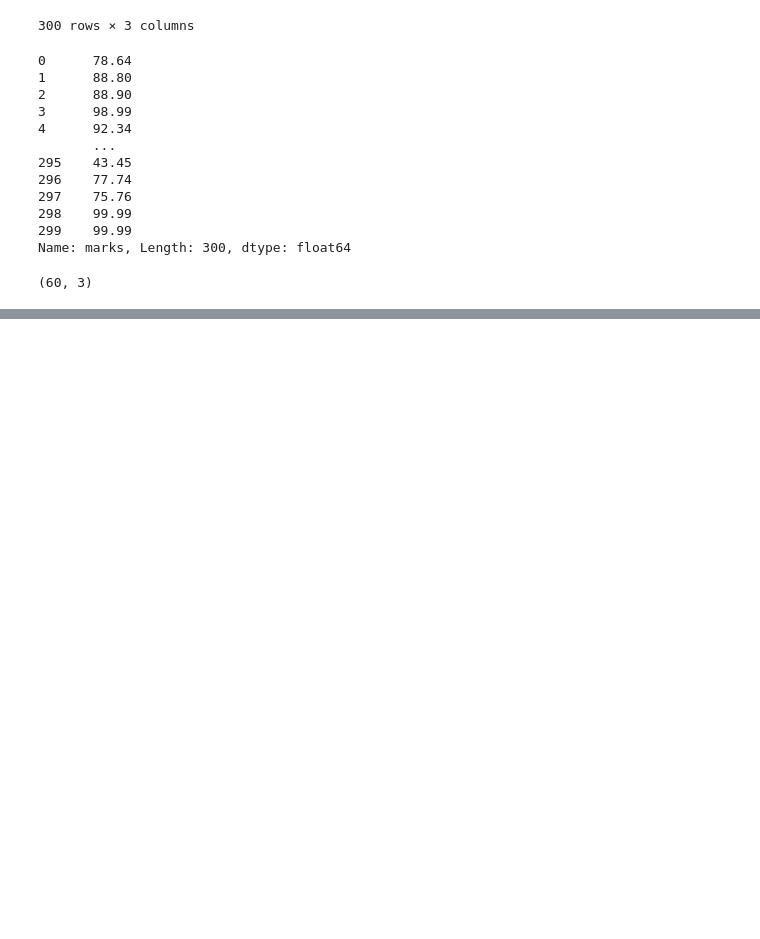
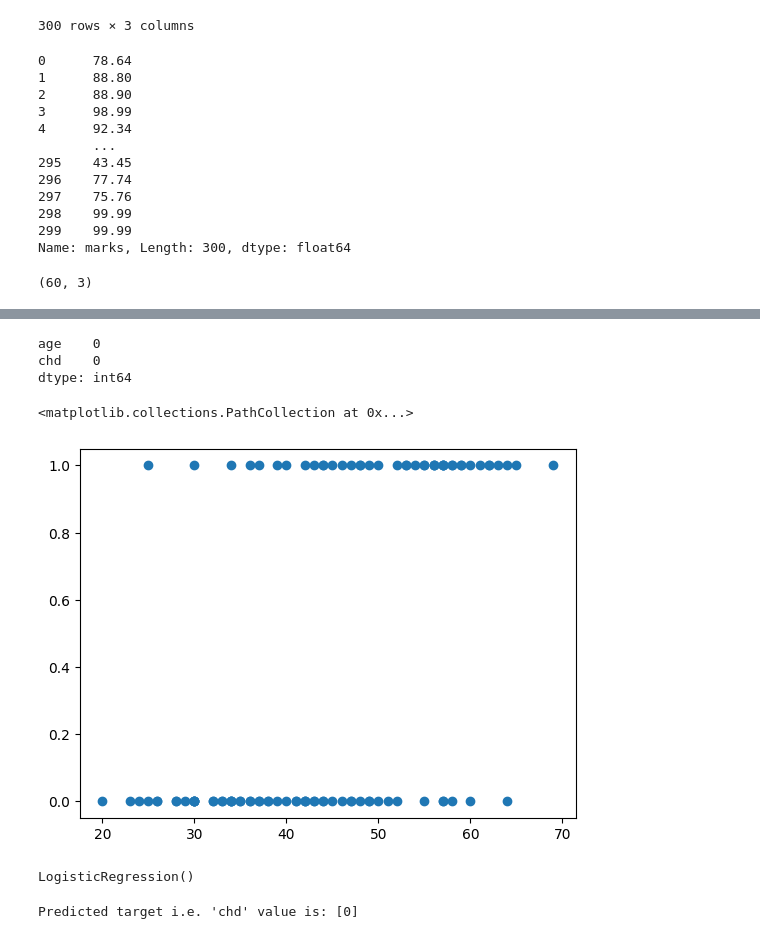
Before and after one commit to Mashrumihir/ML_PRACTICAL, a Jupyter notebook: Tutorial2.ipynb, the cells around one changed output, grey strips where cells are left out. Drawn from its saved outputs; the diff is of its cells as text; code cells hidden in the pictures; blank space fills up the shorter version.

```diff
--- a/Tutorial2.ipynb
+++ b/Tutorial2.ipynb
@@ -204,0 +235,2 @@ x_test.shape
+# %%
+chd = pd.read_csv('data/chd_data.csv')
@@ -204,0 +265,11 @@ x_test.shape
+# %%
+chd.isna().sum()
+# %% [output]
+age    0
+chd    0
+dtype: int64
+# %%
+plt.scatter('age','chd',data=chd)
+# %% [output]
+<matplotlib.collections.PathCollection at 0x...>
+[figure, added]
@@ -204,0 +282,12 @@ x_test.shape
+# %%
+from sklearn.linear_model import LogisticRegression
+model = LogisticRegression()
+model.fit(x_train,y_train)
+# %% [output]
+LogisticRegression()
+# %%
+test=int(input("Enter age: "))
+data=[[test]]
+print("\nPredicted target i.e. 'chd' value is:",model.predict(data))
+# %% [output]
+Predicted target i.e. 'chd' value is: [0]
```
Also changed, not shown: parts of 18 cells of this notebook, 1 other file.
